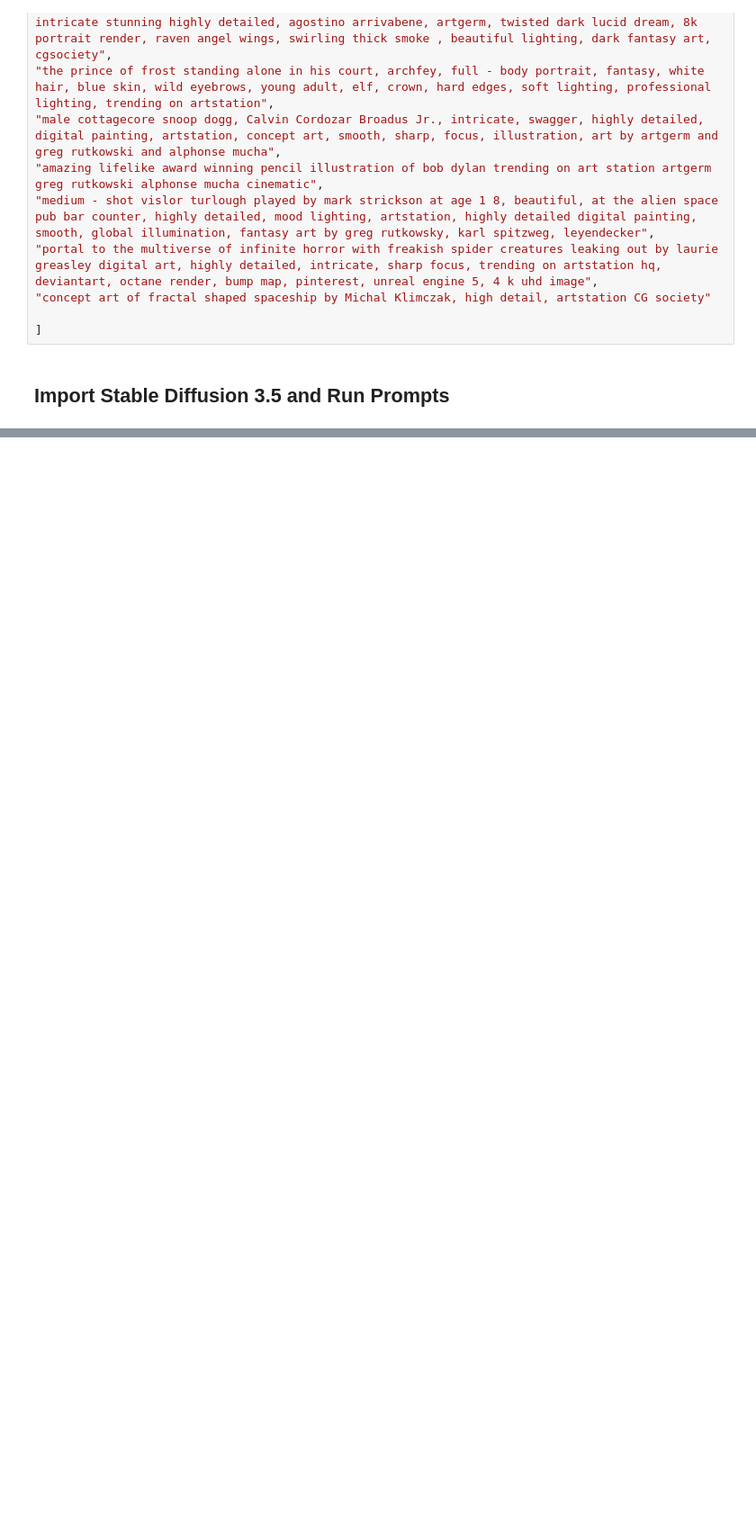
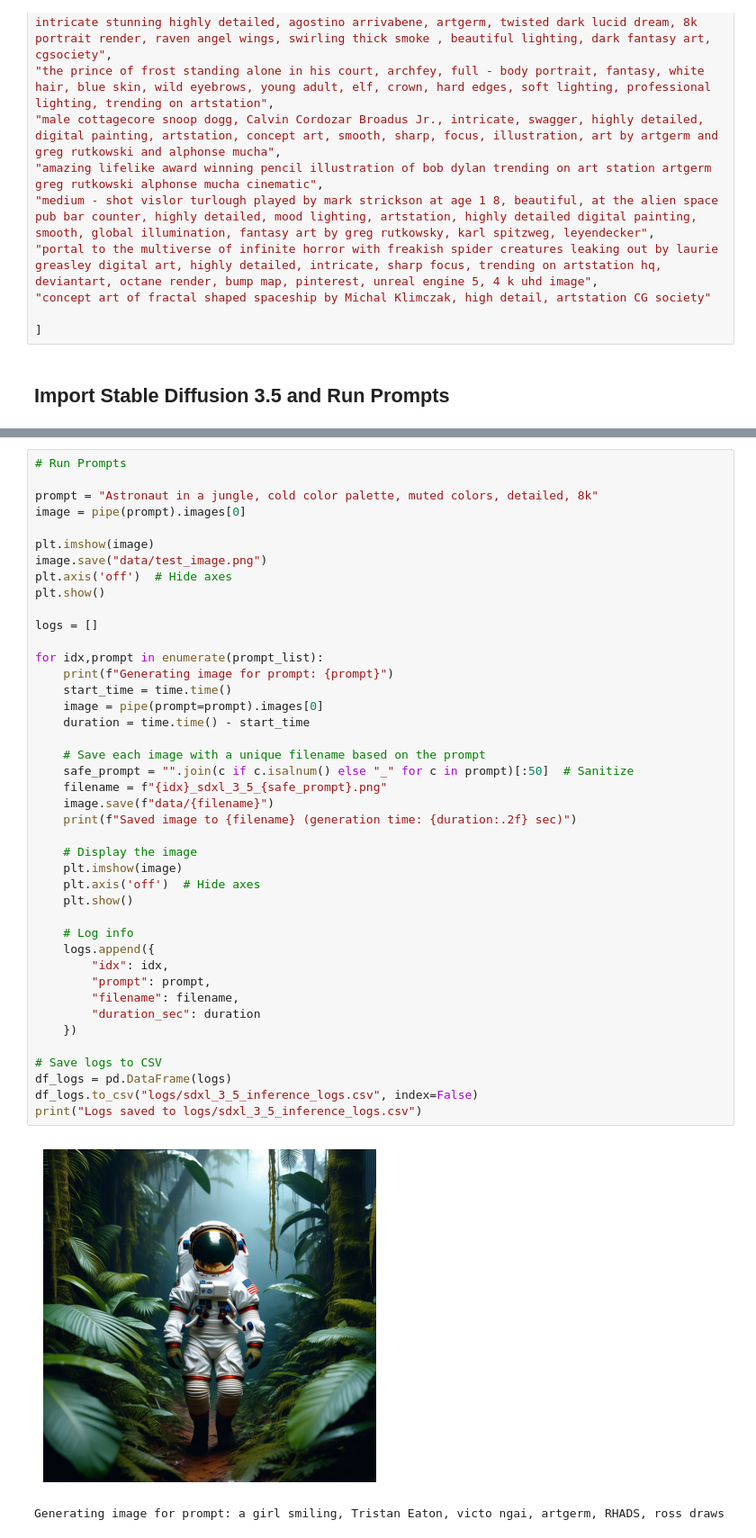
Before and after one commit to lamcnguyen89/CAP_6411_Assignments, a Jupyter notebook: Aug2025/01_Assignments/07-Stable_Diffusion_3_5/CAP6411_Assignment_07_Stable_Diffusion_3_5.ipynb, the cells around one changed output, grey strips where cells are left out. Shown at 90% size. Saved outputs shown, nothing was run; the diff lists cells and outputs as text; blank space fills up the shorter version.

Commit message:
Performed Inference with SDXL 3.5

```diff
--- a/Aug2025/01_Assignments/07-Stable_Diffusion_3_5/CAP6411_Assignment_07_Stable_Diffusion_3_5.ipynb
+++ b/Aug2025/01_Assignments/07-Stable_Diffusion_3_5/CAP6411_Assignment_07_Stable_Diffusion_3_5.ipynb
@@ -248,0 +248,45 @@ OutOfMemoryError: CUDA out of memory. Tried to allocate 46.00 MiB. GPU 0 has a t
+# %%
+# Run Prompts
+
+prompt = "Astronaut in a jungle, cold color palette, muted colors, detailed, 8k"
+image = pipe(prompt).images[0]
+
+plt.imshow(image)
+image.save("data/test_image.png")
+plt.axis('off')  # Hide axes
+plt.show()
+
+logs = []
+
+for idx,prompt in enumerate(prompt_list):
+    print(f"Generating image for prompt: {prompt}")
+    start_time = time.time()
+    image = pipe(prompt=prompt).images[0]
+    duration = time.time() - start_time
+
+    # Save each image with a unique filename based on the prompt
+    safe_prompt = "".join(c if c.isalnum() else "_" for c in prompt)[:50]  # Sanitize
+    filename = f"{idx}_sdxl_3_5_{safe_prompt}.png"
+    image.save(f"data/{filename}")
+    print(f"Saved image to {filename} (generation time: {duration:.2f} sec)")
+
+    # Display the image
+    plt.imshow(image)
+    plt.axis('off')  # Hide axes
+    plt.show()
+
+    # Log info
+    logs.append({
+        "idx": idx,
+        "prompt": prompt,
+        "filename": filename,
+        "duration_sec": duration
+    })
+
+# Save logs to CSV
+df_logs = pd.DataFrame(logs)
+df_logs.to_csv("logs/sdxl_3_5_inference_logs.csv", index=False)
+print("Logs saved to logs/sdxl_3_5_inference_logs.csv")
+# %% [output]
+[figure, added]
+Generating image for prompt: a girl smiling, Tristan Eaton, victo ngai, artgerm, RHADS, ross draws
```
Also changed, not shown: parts of 6 cells of this notebook.
